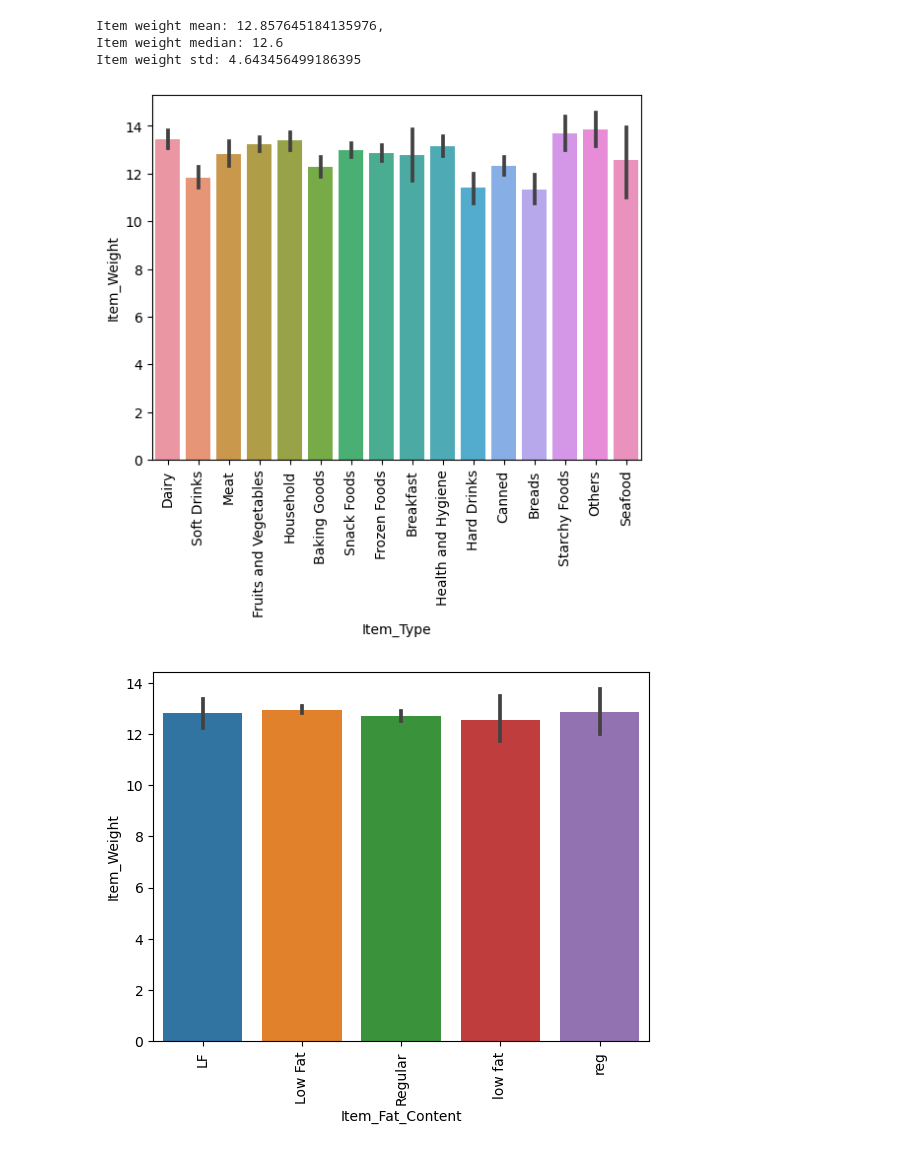
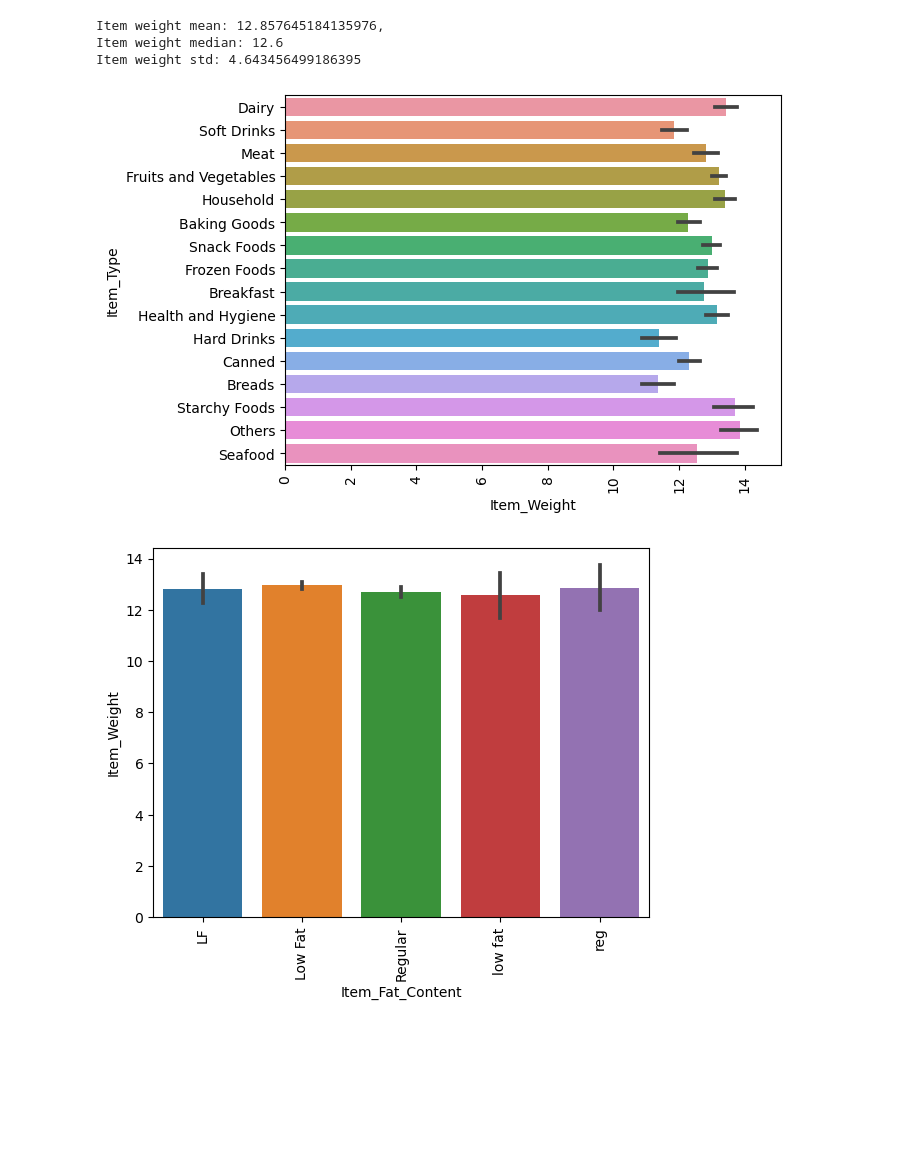
Before and after one commit to ElDazo/bigMart2, a Jupyter notebook: Big_Mart_EDA.ipynb, the cells around one changed output. Saved outputs shown, nothing was run; the diff lists cells and outputs as text; code cells hidden in the pictures; blank space fills up the shorter version.

```diff
--- a/Big_Mart_EDA.ipynb
+++ b/Big_Mart_EDA.ipynb
@@ -180,11 +180,11 @@ Item weight mean: 12.857645184135976,
 Item weight median: 12.6
 Item weight std: 4.643456499186395
 # %%
-sns.barplot(data=data, x='Item_Type', y='Item_Weight')
+sns.barplot(data=data, x='Item_Weight', y='Item_Type')
 plt.xticks(rotation = 90)
 plt.show()
 # %% [output]
-[figure, old version]
+[figure, new version]
 # %%
 sns.barplot(data=data, x='Item_Fat_Content', y='Item_Weight')
 plt.xticks(rotation=90)
```
Also changed, not shown: parts of 6 cells of this notebook.
